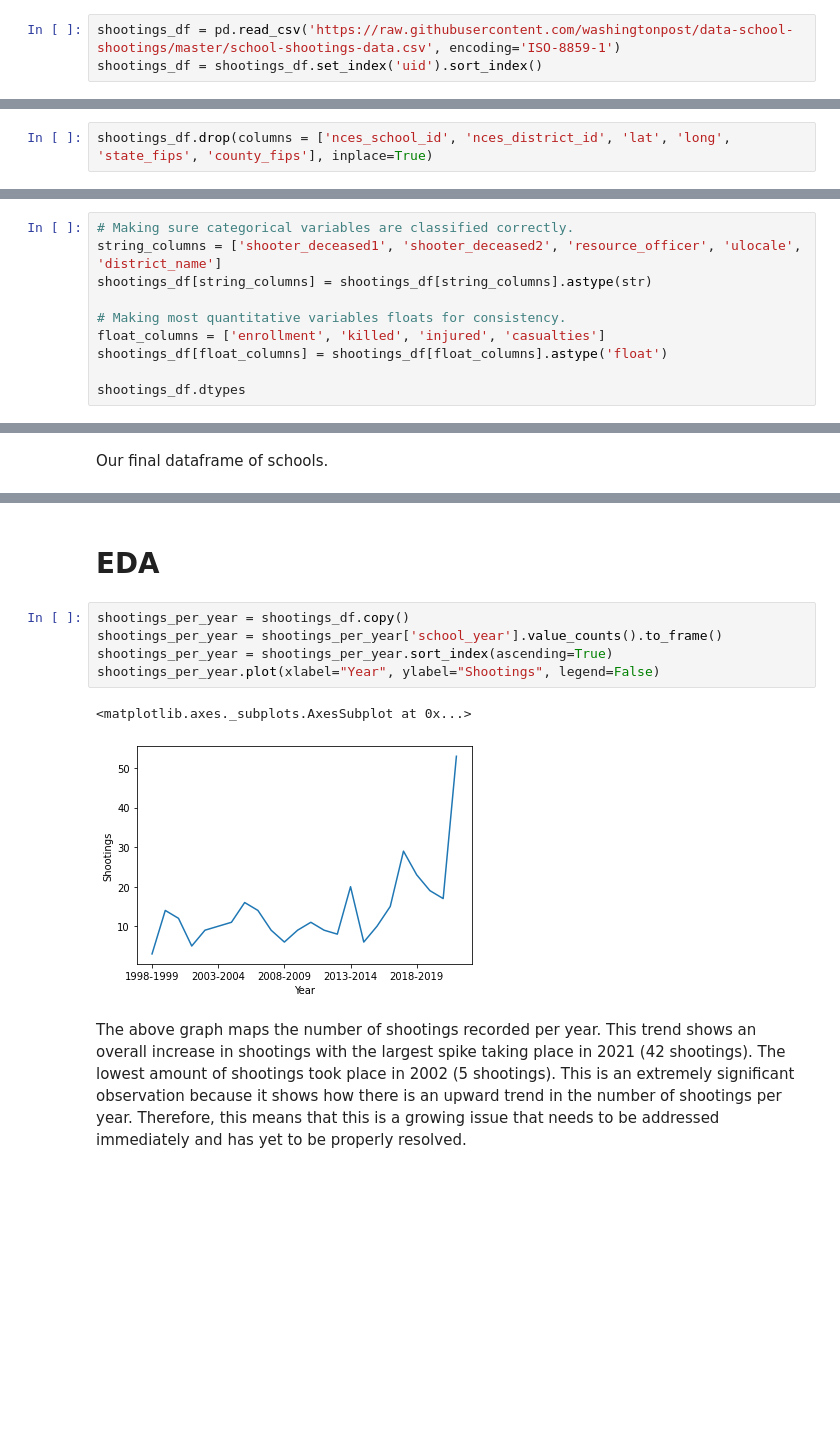
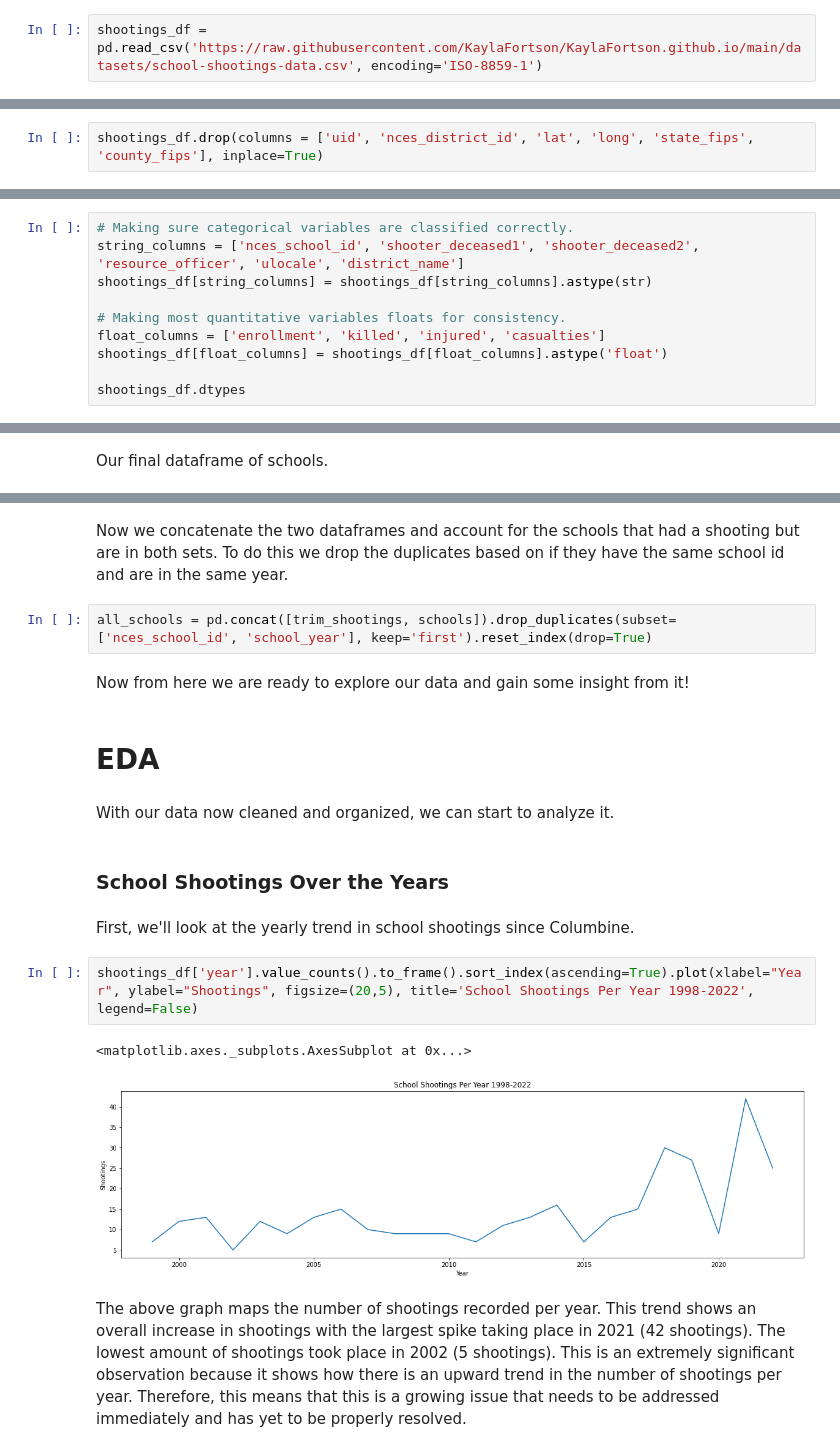
Before and after one commit to KaylaFortson/KaylaFortson.github.io, a Jupyter notebook: notebooks/Milestone_2.ipynb, the cells around one changed output, grey strips where cells are left out. Cells and saved outputs as stored; diff of their text form; blank space fills up the shorter version.

```diff
--- a/notebooks/Milestone_2.ipynb
+++ b/notebooks/Milestone_2.ipynb
@@ -34,8 +42,7 @@ pd.set_option("display.max_rows", None, "display.max_columns", None)
 # %% [markdown]
 Now we will read in and tidy our dataset of school shootings so that we can do some analysis later.
 # %%
-shootings_df = pd.read_csv('https://raw.githubusercontent.com/washingtonpost/data-school-shootings/master/school-shootings-data.csv', encoding='ISO-8859-1')
-shootings_df = shootings_df.set_index('uid').sort_index()
+shootings_df = pd.read_csv('https://raw.githubusercontent.com/KaylaFortson/KaylaFortson.github.io/main/datasets/school-shootings-data.csv', encoding='ISO-8859-1')
 # %%
 shootings_df.head()
 # %% [output]
@@ -49,7 +55,7 @@ shootings_df.head()
 # %% [markdown]
 This table includes a ton of data but some of the columns are unnecessary for our analysis. For example, we won't be working with the latitude and longitude of the schools so we can drop these column.
 # %%
-shootings_df.drop(columns = ['nces_school_id', 'nces_district_id', 'lat', 'long', 'state_fips', 'county_fips'], inplace=True)
+shootings_df.drop(columns = ['uid', 'nces_district_id', 'lat', 'long', 'state_fips', 'county_fips'], inplace=True)
 # %% [markdown]
 We reformat the school_year column for use later.
 # %%
@@ -80,7 +86,7 @@ dtype: object
 Some of our dtypes are off so we correct them here.
 # %%
 # Making sure categorical variables are classified correctly.
-string_columns = ['shooter_deceased1', 'shooter_deceased2', 'resource_officer', 'ulocale', 'district_name']
+string_columns = ['nces_school_id', 'shooter_deceased1', 'shooter_deceased2', 'resource_officer', 'ulocale', 'district_name']
 shootings_df[string_columns] = shootings_df[string_columns].astype(str)
 
 # Making most quantitative variables floats for consistency.
@@ -241,12 +292,21 @@ schools.head()
+# %% [markdown]
+Now we concatenate the two dataframes and account for the schools that had a shooting but are in both sets. To do this we drop the duplicates based on if they have the same school id and are in the same year.
+# %%
+all_schools = pd.concat([trim_shootings, schools]).drop_duplicates(subset=['nces_school_id', 'school_year'], keep='first').reset_index(drop=True)
+# %% [markdown]
+Now from here we are ready to explore our data and gain some insight from it!
 # %% [markdown]
 # EDA
+# %% [markdown]
+With our data now cleaned and organized, we can start to analyze it.
+# %% [markdown]
+### School Shootings Over the Years
+# %% [markdown]
+First, we'll look at the yearly trend in school shootings since Columbine.
 # %%
-shootings_per_year = shootings_df.copy()
-shootings_per_year = shootings_per_year['school_year'].value_counts().to_frame()
-shootings_per_year = shootings_per_year.sort_index(ascending=True)
-shootings_per_year.plot(xlabel="Year", ylabel="Shootings", legend=False)
+shootings_df['year'].value_counts().to_frame().sort_index(ascending=True).plot(xlabel="Year", ylabel="Shootings", figsize=(20,5), title='School Shootings Per Year 1998-2022', legend=False)
 # %% [output]
 <matplotlib.axes._subplots.AxesSubplot at 0x...>
-[figure, old version]
+[figure, new version]
 # %% [markdown]
 The above graph maps the number of shootings recorded per year. This trend shows an overall increase in shootings with the largest spike taking place in 2021 (42 shootings). The lowest amount of shootings took place in 2002 (5 shootings). This is an extremely significant observation because it shows how there is an upward trend in the number of shootings per year. Therefore, this means that this is a growing issue that needs to be addressed immediately and has yet to be properly resolved.
```
Also changed, not shown: parts of 38 cells of this notebook.
